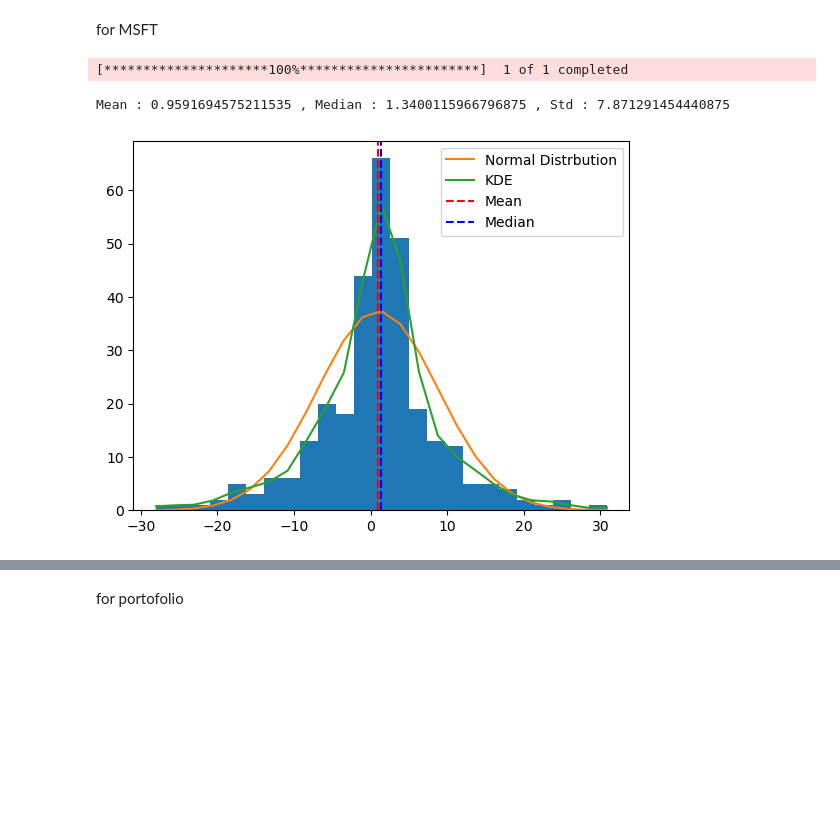
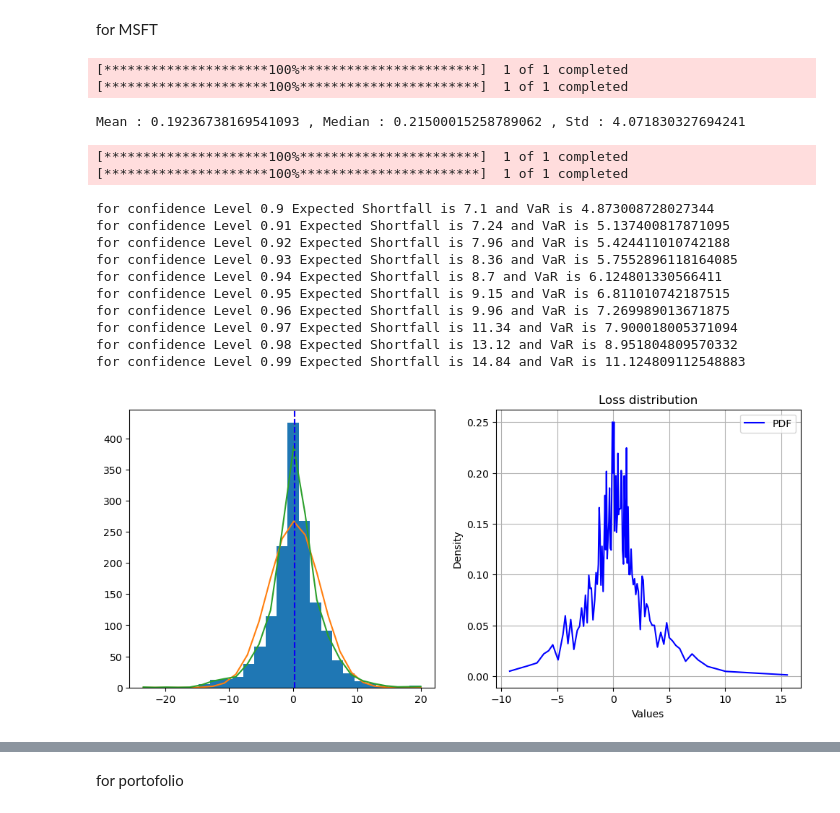
Before and after one commit to aliasherrii99/stock-VaR, a Jupyter notebook: part1.ipynb, the cells around one changed output, grey strips where cells are left out. Drawn from its saved outputs; the diff is of its cells as text; code cells hidden in the pictures; blank space fills up the shorter version.

```diff
--- a/part1.ipynb
+++ b/part1.ipynb
@@ -12,6 +12,7 @@ class Stock:
         self.period = period
         self.start = start
         self.end = end
+        self.Ex_Shortfall = lambda changes , conf : np.mean(changes[changes > np.percentile(-1 * changes, conf * 100)])
 
     #  سود محاسبه میکنه
     def returns_period(self):
@@ -19,13 +20,14 @@ class Stock:
         list_changes_peroid = []
         for i in range(0 , data.shape[0] , self.period):
             try:
-                list_changes_peroid.append((data['Close'].iloc[i +5] - data['Close'].iloc[i]).values)
+                list_changes_peroid.append((data['Close'].iloc[i + self.period] - data['Close'].iloc[i]).values)
             except IndexError :
                 pass
         list_changes_peroid = np.array(list_changes_peroid)
         return list_changes_peroid
 
-    def show_details(self , list_changes , bounds):
+    def show_details(self , bounds):
+        list_changes = self.returns_period()
         print(f'Mean : {np.mean(list_changes)} , Median : {np.median(list_changes)} , Std : {np.std(list_changes)}')
         x = np.linspace(np.min(list_changes) , np.max(list_changes) , 25)
         bin_width = (x[1] - x[0])
@@ -34,12 +36,22 @@ class Stock:
         kde = gaussian_kde(list_changes.flatten() , bw_method = bounds )
         y2 = kde(x)
         y_scaled = y2 * list_changes.shape[0] * (x[1] - x[0])
-        plt.plot(x , y , label = 'Normal Distrbution')
-        plt.plot(x , y_scaled , label="KDE")
-        plt.axvline(np.mean(list_changes) , color = 'red' , label = 'Mean' , linestyle = '--')
-        plt.axvline(np.median(list_changes) , color = 'blue' , label = 'Median' , linestyle = '--')
+        fig , axes = plt.subplots(1 , 2 , figsize = (12,5))
+        axes[0].hist(self.returns_period() , bins=25)
+        axes[0].plot(x , y , label= 'Normal Distribution')
+        axes[0].plot(x , y_scaled , label="KDE")
+        axes[0].axvline(np.mean(list_changes) , color = 'red' , label = 'Mean' , linestyle = '--')
+        axes[0].set_label('Mean')
+        axes[0].axvline(np.median(list_changes) , color = 'blue' , label = 'Median' , linestyle = '--')
 
+        axes[1].plot(self.show_Loss_dist(self.returns_period())[0] , self.show_Loss_dist(self.returns_period())[1] , label='PDF', color='blue')
+        axes[1].grid(True)
+        axes[1].set_title('Loss distribution')
+        axes[1].set_xlabel('Values')
+        axes[1].set_ylabel('Density')
         plt.legend()
+        for conf_level in np.arange(0.9 , 1 , 0.01):
+            print(f"for confidence Level {round(conf_level,2)} Expected Shortfall is {round(self.Ex_Shortfall(list_changes , conf_level) , 2)} and VaR is {-1 * np.percentile(-1 * list_changes, (1 - conf_level) * 100)}")
 
     def show_Loss_dist(self , changes):
         mean_loss = -1 * np.mean(changes)
@@ -56,15 +68,13 @@ class Stock:
         values = np.array(values[1:])
 
         pdf = -np.diff(probabilities) / np.diff(values)
-
         x = (values[:-1] + values[1:]) / 2
-
         return x , pdf
 
 
 class Portofolio(Stock):
     def __init__(self, ticker, weights, period, start, end):
-        super().__init__(ticker=None, period=period, start=start, end=end)
+        super().__init__(ticker=ticker[0], period=period, start=start, end=end)
         self.tickers = ticker
         self.weights = weights
 
@@ -83,13 +93,22 @@ class Portofolio(Stock):
 for MSFT
 # %%
 # for one stock
-msft = Stock('MSFT' , 5 , '2018-01-01' , '2024-01-01')
-changes_msft = msft.returns_period()
+msft = Stock('MSFT' , 1 , '2018-01-01' , '2024-01-01')
+msft.show_details(0.25)
 # %% [output]
 [*********************100%***********************]  1 of 1 completed
+[*********************100%***********************]  1 of 1 completed
+Mean : 0.19236738169541093 , Median : 0.21500015258789062 , Std : 4.071830327694241
+[*********************100%***********************]  1 of 1 completed
+[*********************100%***********************]  1 of 1 completed
+for confidence Level 0.9 Expected Shortfall is 7.1 and VaR is 4.873008728027344
+for confidence Level 0.91 Expected Shortfall is 7.24 and VaR is 5.137400817871095
+for confidence Level 0.92 Expected Shortfall is 7.96 and VaR is 5.424411010742188
+for confidence Level 0.93 Expected Shortfall is 8.36 and VaR is 5.7552896118164085
+for confidence Level 0.94 Expected Shortfall is 8.7 and VaR is 6.124801330566411
+for confidence Level 0.95 Expected Shortfall is 9.15 and VaR is 6.811010742187515
+for confidence Level 0.96 Expected Shortfall is 9.96 and VaR is 7.269989013671875
+for confidence Level 0.97 Expected Shortfall is 11.34 and VaR is 7.900018005371094
+for confidence Level 0.98 Expected Shortfall is 13.12 and VaR is 8.951804809570332
+for confidence Level 0.99 Expected Shortfall is 14.84 and VaR is 11.124809112548883
+[figure, added]
-# %%
-plt.hist(changes_msft , bins=25)
-msft.show_details(changes_msft , 0.25)
-# %% [output]
-Mean : 0.9591694575211535 , Median : 1.3400115966796875 , Std : 7.871291454440875
-[figure, old version]
```
Also changed, not shown: parts of 6 cells of this notebook.
